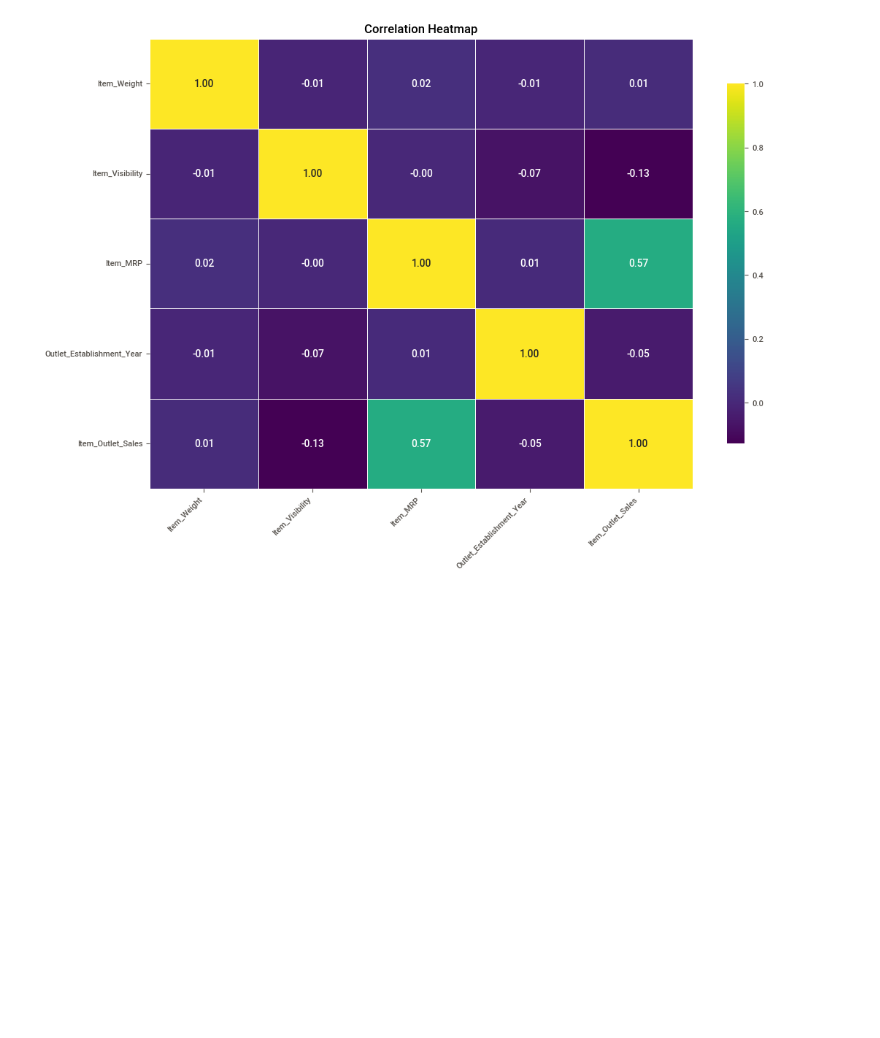
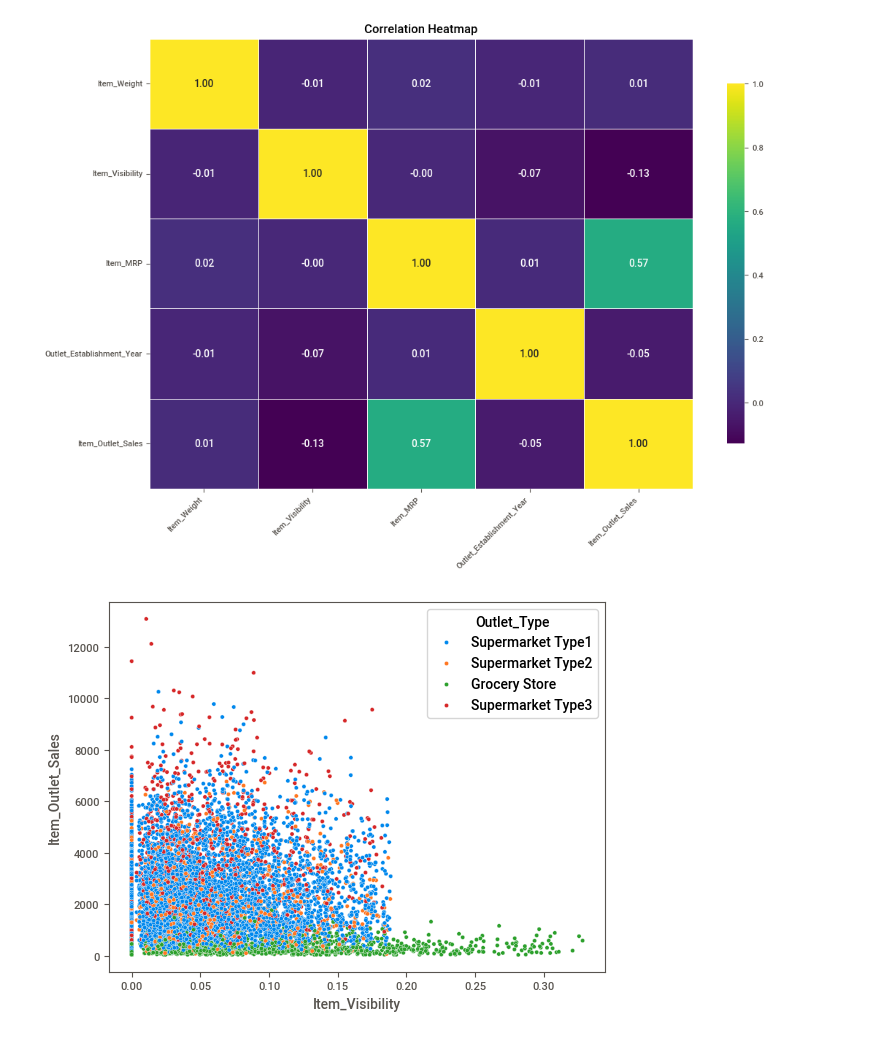
Before and after one commit to uttkarshagupta/Sales-Performance-Customer-Segmentation-using-End-to-End-Data-Analysis-and-machine-learning-project, a Jupyter notebook: Sales_Prediction.ipynb, the cells around one changed output. Cells and saved outputs as stored; diff of their text form; code cells hidden in the pictures; blank space fills up the shorter version.

```diff
--- a/Sales_Prediction.ipynb
+++ b/Sales_Prediction.ipynb
@@ -310 +309,17 @@ fig = px.box(df_Train, x='Outlet_Type', y='Item_Outlet_Sales', color='Outlet_Loc
 fig.show()
+# %%
+import matplotlib.pyplot as plt
+import seaborn as sns
+import mplcursors
+
+# Example scatter plot
+fig, ax = plt.subplots()
+sns.scatterplot(data=df_Train, x="Item_Visibility", y="Item_Outlet_Sales", hue="Outlet_Type", ax=ax)
+
+# Add interactivity with mplcursors
+cursor = mplcursors.cursor(ax, hover=True)
+cursor.connect("add", lambda sel: sel.annotation.set_text(f"{df_Train['Item_Outlet_Sales'][sel.target.index]:.2f}"))
+
+plt.show()
+# %% [output]
+[figure, added]
```
Also changed, not shown: parts of 23 cells of this notebook.
